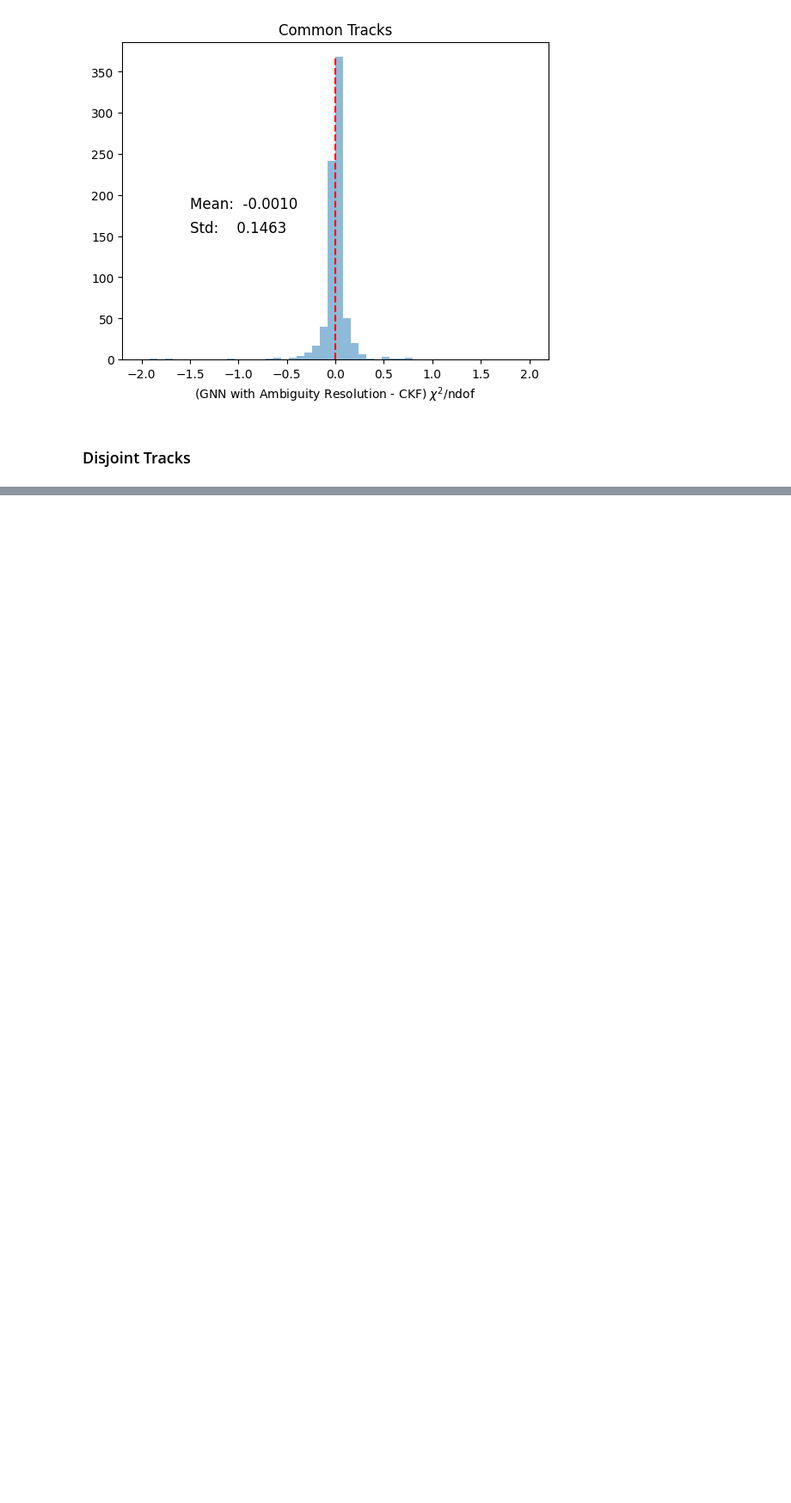
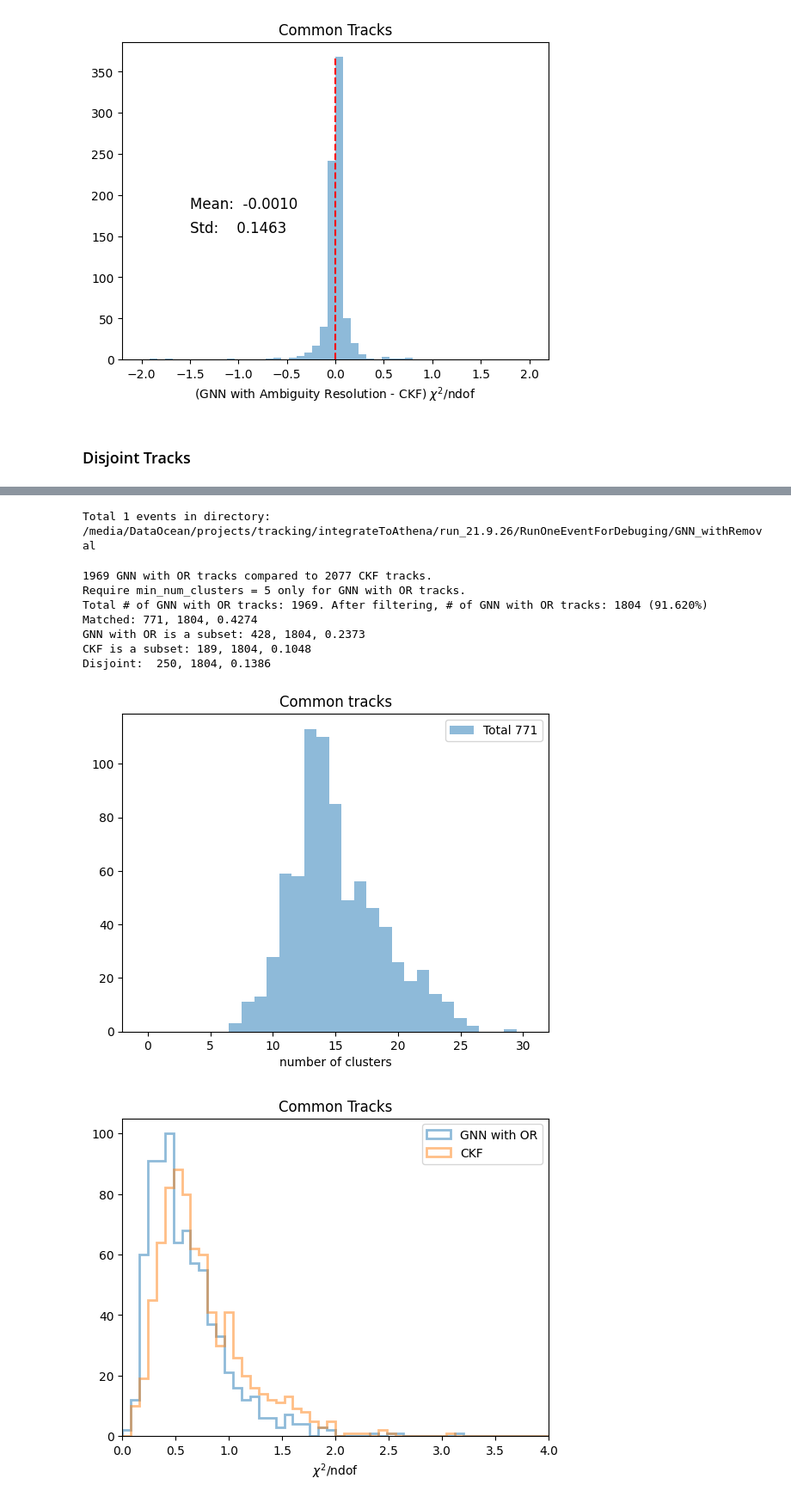
Before and after one commit to xju2/visual_tracks, a Jupyter notebook: notebooks/compare_ckf_with_GNN.ipynb, the cells around one changed output, grey strips where cells are left out. Shown at 86% size. Cells and saved outputs as stored; diff of their text form; code cells hidden in the pictures; blank space fills up the shorter version.

```diff
--- a/notebooks/compare_ckf_with_GNN.ipynb
+++ b/notebooks/compare_ckf_with_GNN.ipynb
@@ -676,0 +396,20 @@ NameError: name 'reader' is not defined
+# %%
+gnn_OR_base_dir = "/media/DataOcean/projects/tracking/integrateToAthena/run_21.9.26/RunOneEventForDebuging/GNN_withRemoval"
+gnn_OR_reader = AthenaRawDataReader(gnn_OR_base_dir, overwrite=False, name="GNN with OR")
+gnn_OR_reader.read(event_number=event_number)
+# %% [output]
+Total 1 events in directory: /media/DataOcean/projects/tracking/integrateToAthena/run_21.9.26/RunOneEventForDebuging/GNN_withRemoval
+# %%
+compare_gnn_OR_ckf = TrackAlgComparator(gnn_OR_reader, ckf_reader)
+# %%
+_ = compare_gnn_OR_ckf.plot_common_tracks()
+# %% [output]
+1969 GNN with OR tracks compared to 2077 CKF tracks.
+Require min_num_clusters = 5 only for GNN with OR tracks.
+Total # of GNN with OR tracks: 1969. After filtering, # of GNN with OR tracks: 1804 (91.620%)
+Matched: 771, 1804, 0.4274
+GNN with OR is a subset: 428, 1804, 0.2373
+CKF is a subset: 189, 1804, 0.1048
+Disjoint:  250, 1804, 0.1386
+[figure, added]
+[figure, added]
```
Also changed, not shown: parts of 50 cells of this notebook, 1 other file.
